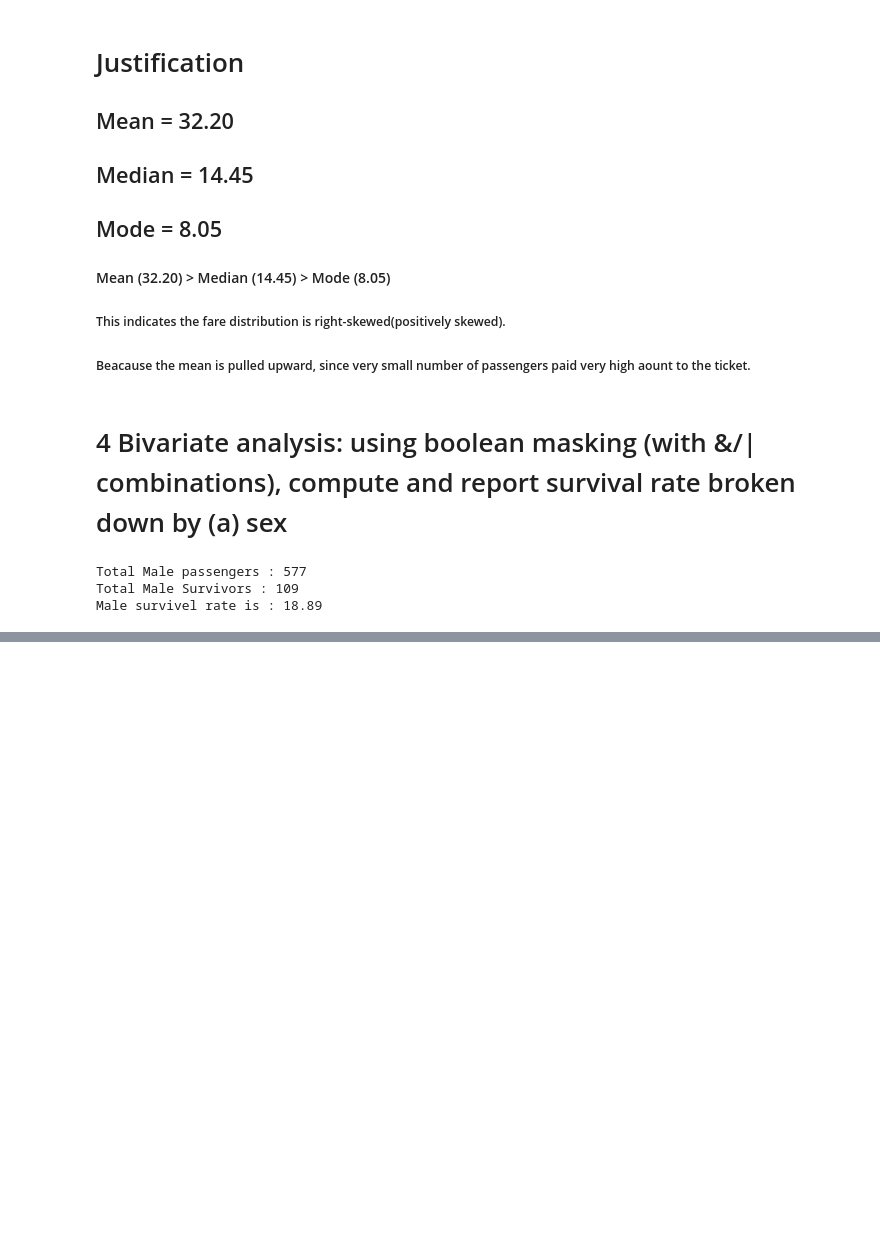
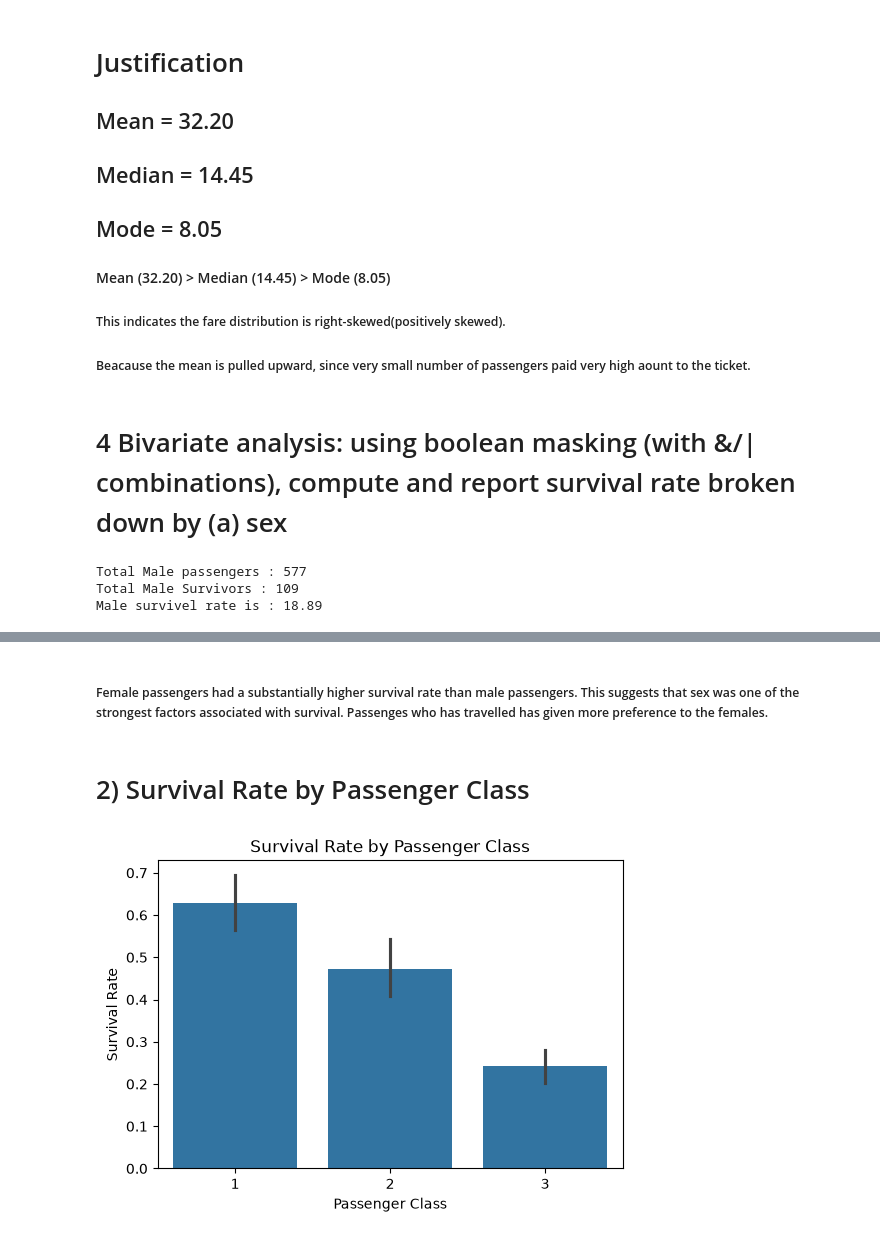
Before and after one commit to pponali/masai-capstone-project, a Jupyter notebook: analytics/01_eda.ipynb, the cells around one changed output, grey strips where cells are left out. Cells and saved outputs as stored; diff of their text form; code cells hidden in the pictures; blank space fills up the shorter version.

```diff
--- a/analytics/01_eda.ipynb
+++ b/analytics/01_eda.ipynb
@@ -360,0 +509,21 @@ Male survivel rate is : 18.89
+# %% [markdown]
+##### Female passengers had a substantially higher survival rate than male passengers. This suggests that sex was one of the strongest factors associated with survival. Passenges who has travelled has given more preference to the females.
+# %% [markdown]
+# 2) Survival Rate by Passenger Class
+# %%
+plt.figure(figsize=(6,4))
+
+sns.barplot(
+    data=titanic_dataframe,
+    x='pclass',
+    y='survived',
+    estimator='mean'
+)
+
+plt.title("Survival Rate by Passenger Class")
+plt.xlabel("Passenger Class")
+plt.ylabel("Survival Rate")
+
+plt.show()
+# %% [output]
+[figure, added]
```
Also changed, not shown: parts of 34 cells of this notebook.
